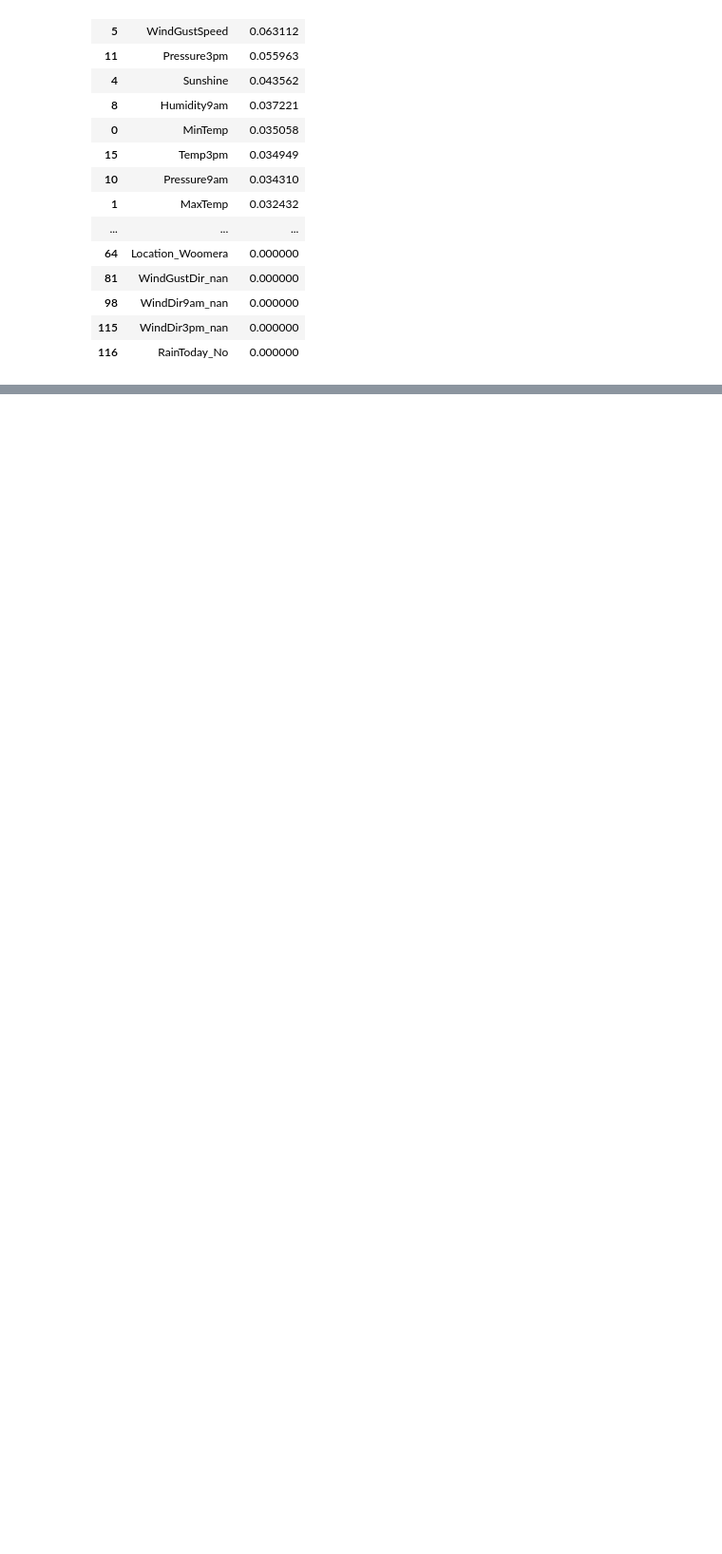
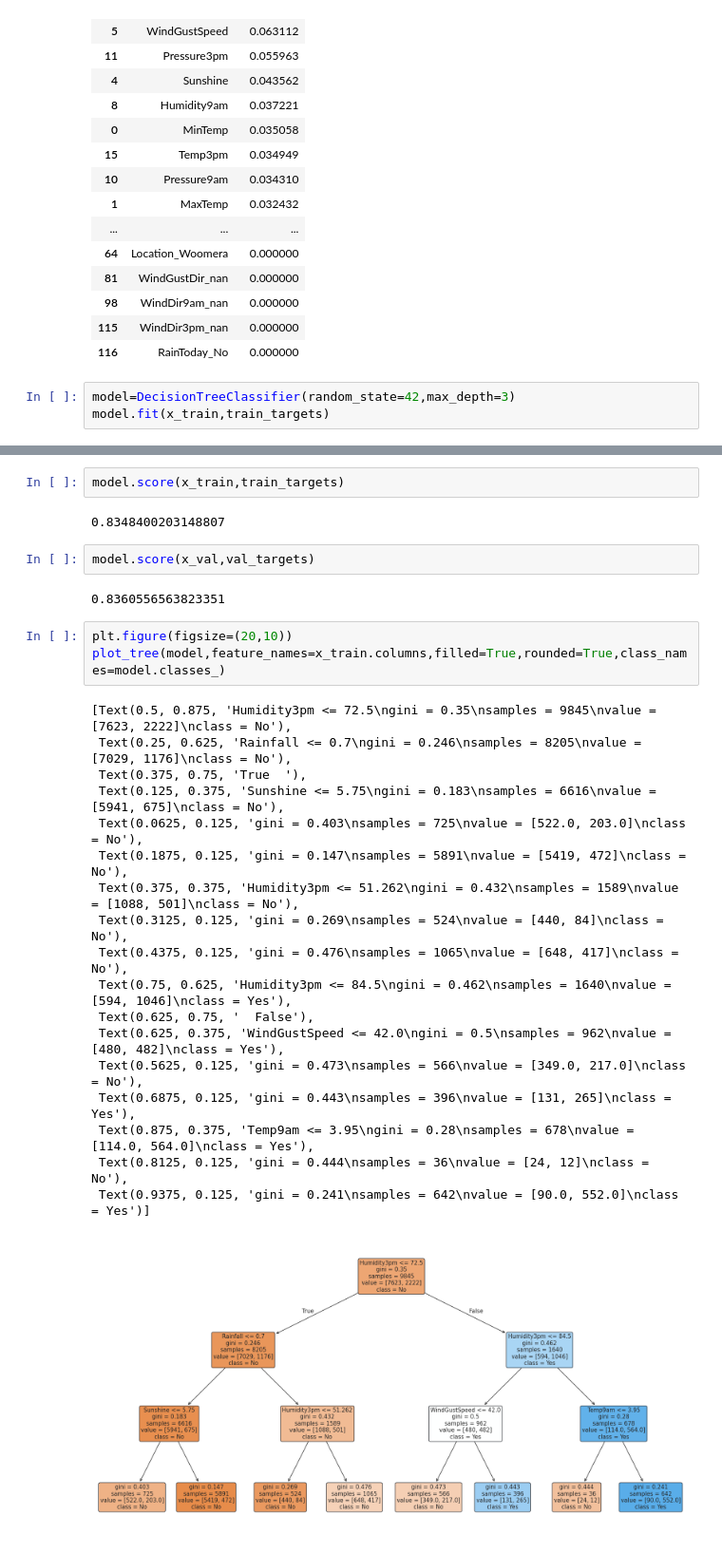
Before and after one commit to roggersanguzu/weather-medical-expense-prediction-ML-models, a Jupyter notebook: australia_random_For.ipynb, the cells around one changed output, grey strips where cells are left out. Shown at 95% size. Saved outputs shown, nothing was run; the diff lists cells and outputs as text; blank space fills up the shorter version.

Commit message:
Decision Trees

```diff
--- a/australia_random_For.ipynb
+++ b/australia_random_For.ipynb
@@ -332,3 +332,6 @@ importance.sort_values('importance',ascending=False)
 | 98 | WindDir9am_nan | 0.000000 |
 | 115 | WindDir3pm_nan | 0.000000 |
 | 116 | RainToday_No | 0.000000 |
+# %%
+model=DecisionTreeClassifier(random_state=42,max_depth=3)
+model.fit(x_train,train_targets)
@@ -334,0 +340,30 @@ importance.sort_values('importance',ascending=False)
+# %%
+model.score(x_train,train_targets)
+# %% [output]
+0.8348400203148807
+# %%
+model.score(x_val,val_targets)
+# %% [output]
+0.8360556563823351
+# %%
+plt.figure(figsize=(20,10))
+plot_tree(model,feature_names=x_train.columns,filled=True,rounded=True,class_names=model.classes_)
+# %% [output]
+[Text(0.5, 0.875, 'Humidity3pm <= 72.5\ngini = 0.35\nsamples = 9845\nvalue = [7623, 2222]\nclass = No'),
+ Text(0.25, 0.625, 'Rainfall <= 0.7\ngini = 0.246\nsamples = 8205\nvalue = [7029, 1176]\nclass = No'),
+ Text(0.375, 0.75, 'True  '),
+ Text(0.125, 0.375, 'Sunshine <= 5.75\ngini = 0.183\nsamples = 6616\nvalue = [5941, 675]\nclass = No'),
+ Text(0.0625, 0.125, 'gini = 0.403\nsamples = 725\nvalue = [522.0, 203.0]\nclass = No'),
+ Text(0.1875, 0.125, 'gini = 0.147\nsamples = 5891\nvalue = [5419, 472]\nclass = No'),
+ Text(0.375, 0.375, 'Humidity3pm <= 51.262\ngini = 0.432\nsamples = 1589\nvalue = [1088, 501]\nclass = No'),
+ Text(0.3125, 0.125, 'gini = 0.269\nsamples = 524\nvalue = [440, 84]\nclass = No'),
+ Text(0.4375, 0.125, 'gini = 0.476\nsamples = 1065\nvalue = [648, 417]\nclass = No'),
+ Text(0.75, 0.625, 'Humidity3pm <= 84.5\ngini = 0.462\nsamples = 1640\nvalue = [594, 1046]\nclass = Yes'),
+ Text(0.625, 0.75, '  False'),
+ Text(0.625, 0.375, 'WindGustSpeed <= 42.0\ngini = 0.5\nsamples = 962\nvalue = [480, 482]\nclass = Yes'),
+ Text(0.5625, 0.125, 'gini = 0.473\nsamples = 566\nvalue = [349.0, 217.0]\nclass = No'),
+ Text(0.6875, 0.125, 'gini = 0.443\nsamples = 396\nvalue = [131, 265]\nclass = Yes'),
+ Text(0.875, 0.375, 'Temp9am <= 3.95\ngini = 0.28\nsamples = 678\nvalue = [114.0, 564.0]\nclass = Yes'),
+ Text(0.8125, 0.125, 'gini = 0.444\nsamples = 36\nvalue = [24, 12]\nclass = No'),
+ Text(0.9375, 0.125, 'gini = 0.241\nsamples = 642\nvalue = [90.0, 552.0]\nclass = Yes')]
+[figure, added]
```
Also changed, not shown: parts of 6 cells of this notebook.
